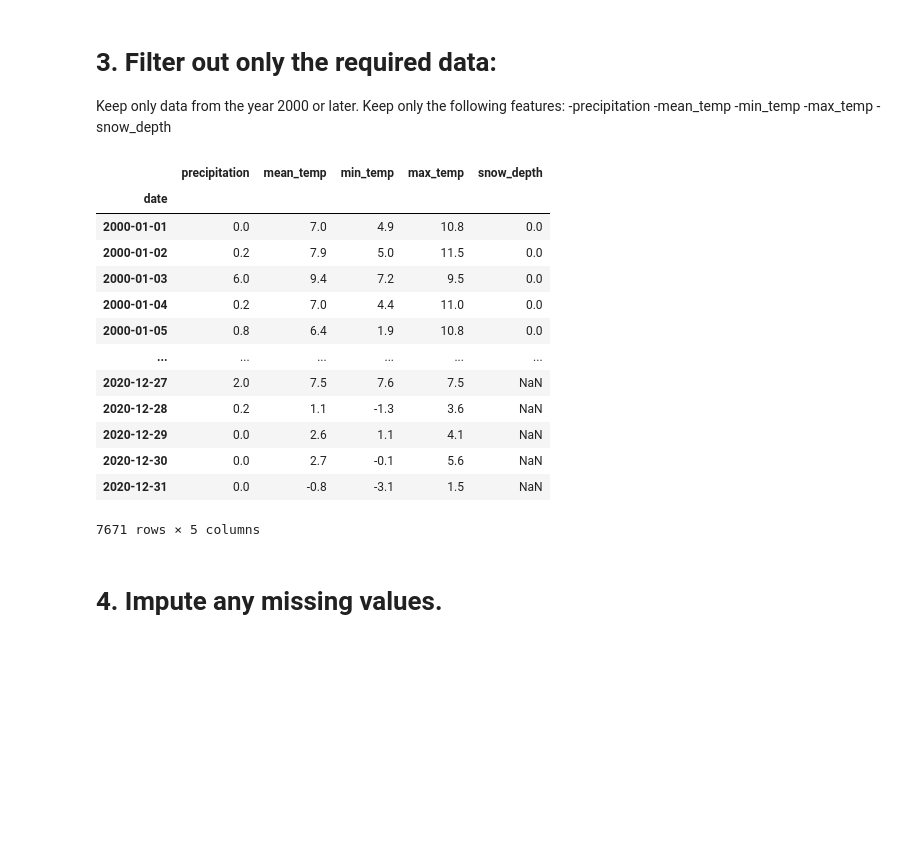
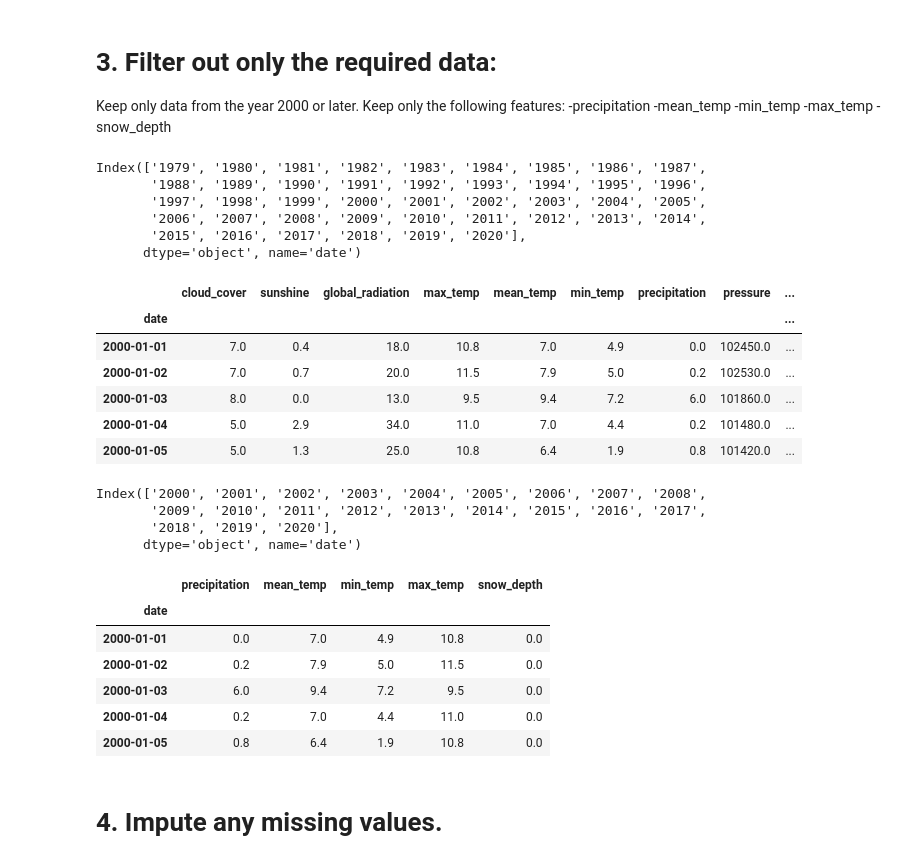
Before and after one commit to parrisatwork/Resampling-Datetime, a Jupyter notebook: (Core)_Resampling_Datetime_Data_Parris_Trimingham.ipynb, the cells around one changed output. Drawn from its saved outputs; the diff is of its cells as text; code cells hidden in the pictures; blank space fills up the shorter version.

```diff
--- a/(Core)_Resampling_Datetime_Data_Parris_Trimingham.ipynb
+++ b/(Core)_Resampling_Datetime_Data_Parris_Trimingham.ipynb
@@ -75,26 +75,44 @@ Keep only the following features:
 -min_temp
 -max_temp
 -snow_depth
+# %%
+df.index.strftime('%Y').unique()
+# %% [output]
+Index(['1979', '1980', '1981', '1982', '1983', '1984', '1985', '1986', '1987',
+       '1988', '1989', '1990', '1991', '1992', '1993', '1994', '1995', '1996',
+       '1997', '1998', '1999', '2000', '2001', '2002', '2003', '2004', '2005',
+       '2006', '2007', '2008', '2009', '2010', '2011', '2012', '2013', '2014',
+       '2015', '2016', '2017', '2018', '2019', '2020'],
+      dtype='object', name='date')
+# %%
+df = df.loc['2000':]
+df.head()
+# %% [output]
+|  | cloud_cover | sunshine | global_radiation | max_temp | mean_temp | min_temp | precipitation | pressure | ... |
+| date |  |  |  |  |  |  |  |  | ... |
+| 2000-01-01 | 7.0 | 0.4 | 18.0 | 10.8 | 7.0 | 4.9 | 0.0 | 102450.0 | ... |
+| 2000-01-02 | 7.0 | 0.7 | 20.0 | 11.5 | 7.9 | 5.0 | 0.2 | 102530.0 | ... |
+| 2000-01-03 | 8.0 | 0.0 | 13.0 | 9.5 | 9.4 | 7.2 | 6.0 | 101860.0 | ... |
+| 2000-01-04 | 5.0 | 2.9 | 34.0 | 11.0 | 7.0 | 4.4 | 0.2 | 101480.0 | ... |
+| 2000-01-05 | 5.0 | 1.3 | 25.0 | 10.8 | 6.4 | 1.9 | 0.8 | 101420.0 | ... |
+# %%
+df.index.strftime('%Y').unique()
+# %% [output]
+Index(['2000', '2001', '2002', '2003', '2004', '2005', '2006', '2007', '2008',
+       '2009', '2010', '2011', '2012', '2013', '2014', '2015', '2016', '2017',
+       '2018', '2019', '2020'],
+      dtype='object', name='date')
 # %%
-df = df.loc['2000':, ['precipitation', 'mean_temp', 'min_temp',
-                      'max_temp', 'snow_depth']]
-
-df
+df = df[['precipitation', 'mean_temp', 'min_temp', 'max_temp', 'snow_depth']]
+df.head()
 # %% [output]
 |  | precipitation | mean_temp | min_temp | max_temp | snow_depth |
 | date |  |  |  |  |  |
 | 2000-01-01 | 0.0 | 7.0 | 4.9 | 10.8 | 0.0 |
 | 2000-01-02 | 0.2 | 7.9 | 5.0 | 11.5 | 0.0 |
 | 2000-01-03 | 6.0 | 9.4 | 7.2 | 9.5 | 0.0 |
 | 2000-01-04 | 0.2 | 7.0 | 4.4 | 11.0 | 0.0 |
 | 2000-01-05 | 0.8 | 6.4 | 1.9 | 10.8 | 0.0 |
-| ... | ... | ... | ... | ... | ... |
-| 2020-12-27 | 2.0 | 7.5 | 7.6 | 7.5 | NaN |
-| 2020-12-28 | 0.2 | 1.1 | -1.3 | 3.6 | NaN |
-| 2020-12-29 | 0.0 | 2.6 | 1.1 | 4.1 | NaN |
-| 2020-12-30 | 0.0 | 2.7 | -0.1 | 5.6 | NaN |
-| 2020-12-31 | 0.0 | -0.8 | -3.1 | 1.5 | NaN |
-7671 rows × 5 columns
 # %% [markdown]
 # 4. Impute any missing values.
 # %%
```
Also changed, not shown: parts of 32 cells of this notebook.
